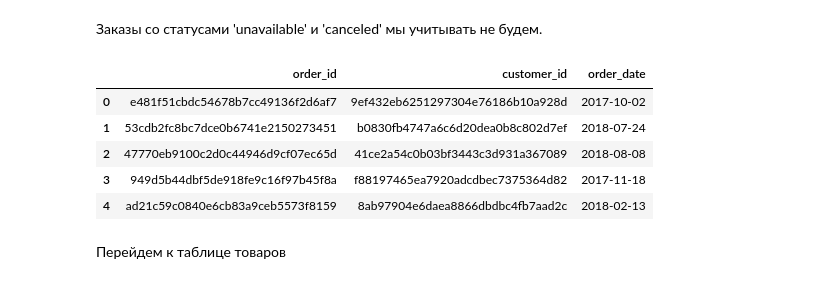
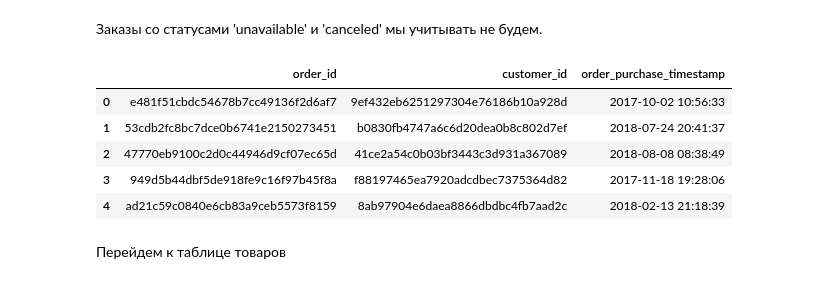
Before and after one commit to aleks-haksly/portfolio, a Jupyter notebook: Marketing analytics/RFM/RFM analysis.ipynb, the cells around one changed output. Cells and saved outputs as stored; diff of their text form; code cells hidden in the pictures.

```diff
--- a/Marketing analytics/RFM/RFM analysis.ipynb
+++ b/Marketing analytics/RFM/RFM analysis.ipynb
@@ -207,15 +189,17 @@ array(['delivered', 'invoiced', 'shipped', 'processing', 'unavailable',
        'canceled', 'created', 'approved'], dtype=object)
 # %% [markdown]
 Заказы со статусами 'unavailable' и 'canceled' мы учитывать не будем.
-# %%
-df_orders = df_orders.query('order_status != "unavailable" and order_status != "canceled"')[['order_id', 'customer_id', 'order_date']]
-df_orders.head()
-# %% [output]
-|  | order_id | customer_id | order_date |
-| 0 | e481f51cbdc54678b7cc49136f2d6af7 | 9ef432eb6251297304e76186b10a928d | 2017-10-02 |
-| 1 | 53cdb2fc8bc7dce0b6741e2150273451 | b0830fb4747a6c6d20dea0b8c802d7ef | 2018-07-24 |
-| 2 | 47770eb9100c2d0c44946d9cf07ec65d | 41ce2a54c0b03bf3443c3d931a367089 | 2018-08-08 |
-| 3 | 949d5b44dbf5de918fe9c16f97b45f8a | f88197465ea7920adcdbec7375364d82 | 2017-11-18 |
-| 4 | ad21c59c0840e6cb83a9ceb5573f8159 | 8ab97904e6daea8866dbdbc4fb7aad2c | 2018-02-13 |
+# %%
+orders_df = orders_df[~orders_df.order_status.isin(
+    ['canceled', 'unavailable'])] \
+    [['order_id', 'customer_id', 'order_purchase_timestamp']]
+orders_df.head()
+# %% [output]
+|  | order_id | customer_id | order_purchase_timestamp |
+| 0 | e481f51cbdc54678b7cc49136f2d6af7 | 9ef432eb6251297304e76186b10a928d | 2017-10-02 10:56:33 |
+| 1 | 53cdb2fc8bc7dce0b6741e2150273451 | b0830fb4747a6c6d20dea0b8c802d7ef | 2018-07-24 20:41:37 |
+| 2 | 47770eb9100c2d0c44946d9cf07ec65d | 41ce2a54c0b03bf3443c3d931a367089 | 2018-08-08 08:38:49 |
+| 3 | 949d5b44dbf5de918fe9c16f97b45f8a | f88197465ea7920adcdbec7375364d82 | 2017-11-18 19:28:06 |
+| 4 | ad21c59c0840e6cb83a9ceb5573f8159 | 8ab97904e6daea8866dbdbc4fb7aad2c | 2018-02-13 21:18:39 |
 # %% [markdown]
 Перейдем к таблице товаров
```
Also changed, not shown: parts of 20 cells of this notebook.
